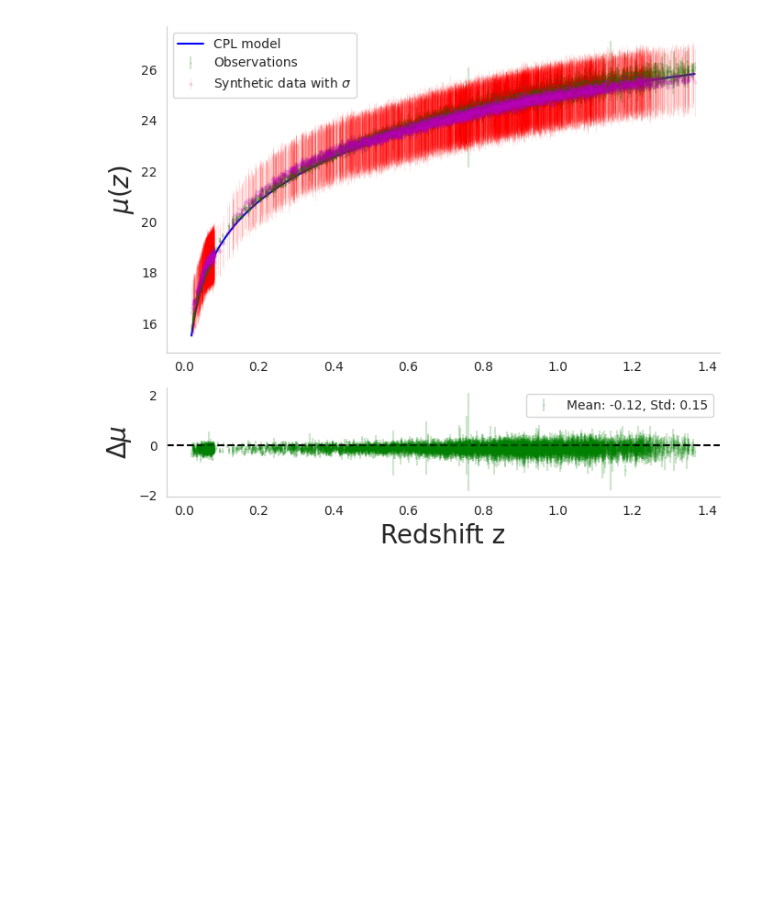
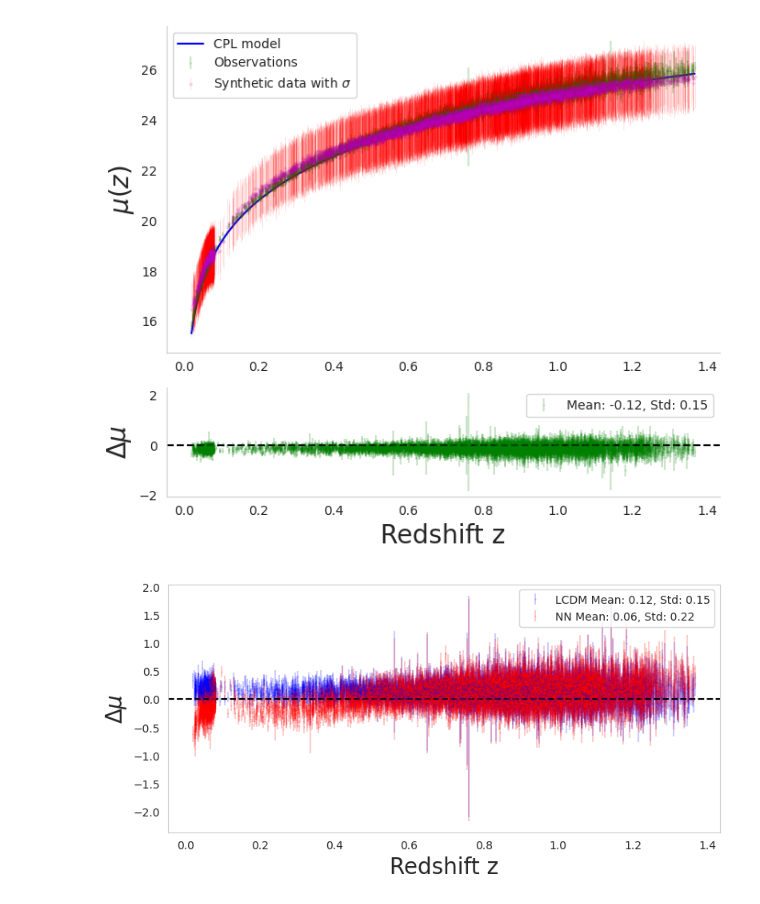
Before and after one commit to igomezv/LSST_DE_neural_reconstruction, a Jupyter notebook: Ayan/2_Large_Data_CPL.ipynb, the cells around one changed output. Cells and saved outputs as stored; diff of their text form; code cells hidden in the pictures; blank space fills up the shorter version.

```diff
--- a/Ayan/2_Large_Data_CPL.ipynb
+++ b/Ayan/2_Large_Data_CPL.ipynb
@@ -296,3 +302,32 @@ plt.legend()
 plt.show()
 # %% [output]
 [figure]
+# %%
+flcdm_1d = np.array([item[0] for item in flcdm])
+flcdm = flcdm_1d
+# %%
+import matplotlib.pyplot as plt
+import seaborn as sns
+
+# Compute residuals
+residuals_lcdm = df_data['MU'].values - (flcdm +19)
+residuals_neural = df_data['MU'].values - prediction_mc_dropout[:,0]
+
+# Create a figure and set up a gridspec for the main plot and residuals
+plt.figure(figsize=(8,4))
+# Residual plot
+plt.errorbar(df_data['zCMB'], residuals_lcdm, df_data['errors'],
+             fmt='b.', markersize=1, alpha=0.2, label=f'LCDM Mean: {np.mean(residuals_lcdm):.2f}, Std: {np.std(residuals_lcdm):.2f}')
+plt.errorbar(df_data['zCMB'], residuals_neural, df_data['errors'],
+             fmt='r.', markersize=1, alpha=0.2, label=f'NN Mean: {np.mean(residuals_neural):.2f}, Std: {np.std(residuals_neural):.2f}')
+plt.axhline(0, color='black', linestyle='--')
+plt.xlabel("Redshift z", fontsize=20)
+plt.ylabel("$\\Delta \\mu$", fontsize=20)
+plt.legend()
+plt.grid(False)
+#sns.despine(ax=ax_resid)
+
+plt.tight_layout()
+plt.show()
+# %% [output]
+[figure, added]
```
Also changed, not shown: parts of 10 cells of this notebook.
